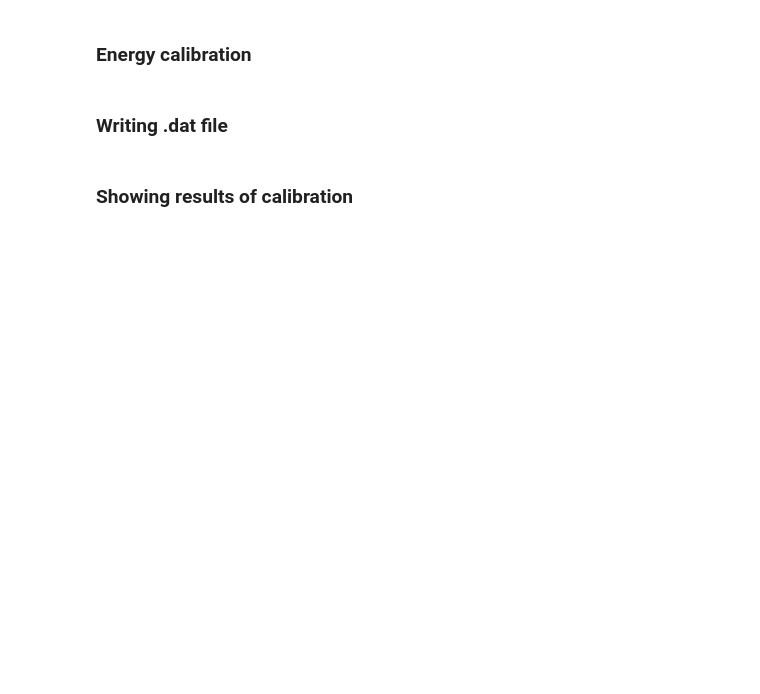
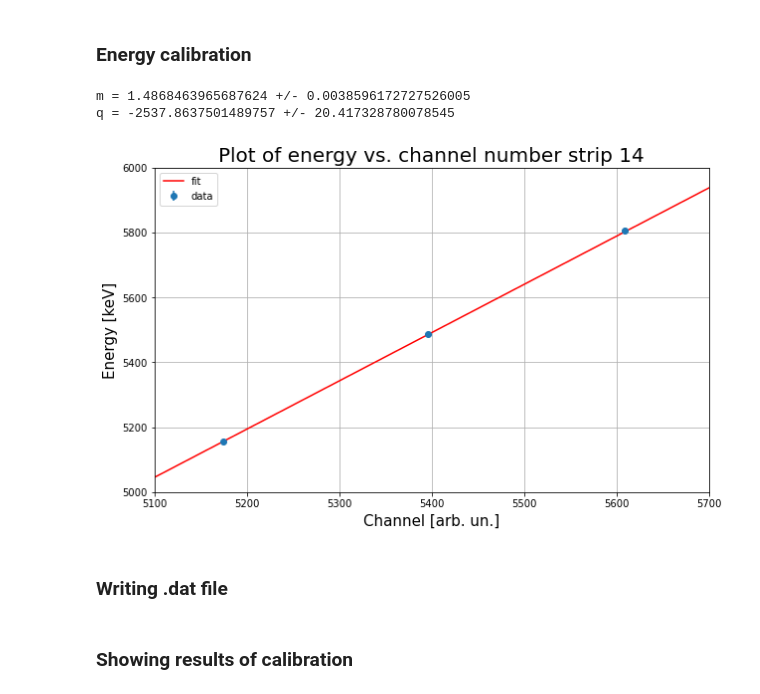
Before and after one commit to chiaramasia01/GSI16Strip, a Jupyter notebook: main_calibration.ipynb, the cells around one changed output. Drawn from its saved outputs; the diff is of its cells as text; code cells hidden in the pictures; blank space fills up the shorter version.

```diff
--- a/main_calibration.ipynb
+++ b/main_calibration.ipynb
@@ -92,22 +123,26 @@ for ii in range(1,16):
 # %%
 # This part handles the conversion between energy and channel
 
 energy1 = 5156.59
 energy2 = 5485.46
 energy3 = 5804.77
 
 for ii in range(14,15):
     if ii<10:
         file = 'gauss_results0'+str(ii)+'.dat'
         strip = '0'+str(ii)
     else:
         file = 'gauss_results'+str(ii)+'.dat'
         strip = str(ii)
 
     my_channel = Calib_channel(energy1, energy2, energy3)
     my_channel.read_txt(file, chipnumber)
     my_channel.fit_line(strip)
-    my_channel.write_txt('line_results', strip, chipnumber)
+    #my_channel.write_txt('line_results', strip, chipnumber)
+# %% [output]
+m = 1.4868463965687624 +/- 0.0038596172727526005
+q = -2537.8637501489757 +/- 20.417328780078545
+[figure, added]
 # %% [markdown]
 ### Writing .dat file ###
 # %%
```
Also changed, not shown: parts of 4 cells of this notebook, 1 other file.
